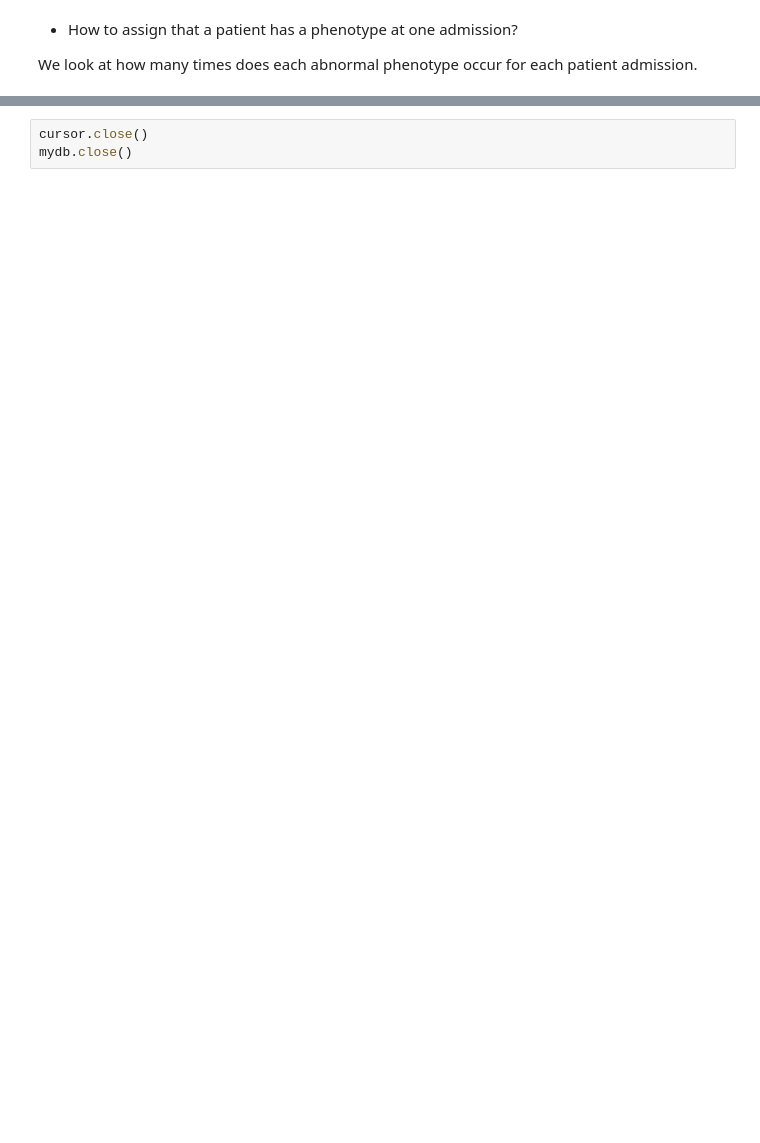
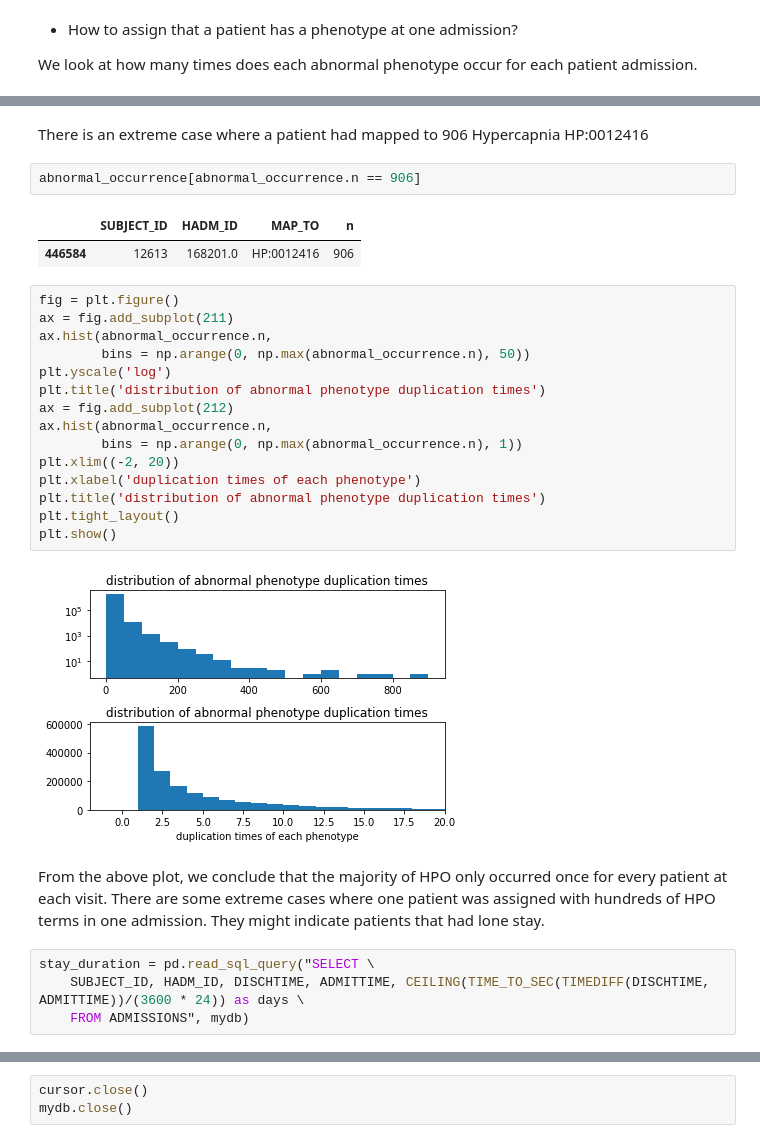
Before and after one commit to TheJacksonLaboratory/MIMIC_HPO, a Jupyter notebook: src/main/resources/mutual_info.ipynb, the cells around one changed output, grey strips where cells are left out. Drawn from its saved outputs; the diff is of its cells as text; blank space fills up the shorter version.

```diff
--- a/src/main/resources/mutual_info.ipynb
+++ b/src/main/resources/mutual_info.ipynb
@@ -153,0 +167,30 @@ TypeError: 'NoneType' object is not iterable
+# %% [markdown]
+There is an extreme case where a patient had mapped to 906 Hypercapnia HP:0012416
+# %%
+abnormal_occurrence[abnormal_occurrence.n == 906]
+# %% [output]
+|  | SUBJECT_ID | HADM_ID | MAP_TO | n |
+| 446584 | 12613 | 168201.0 | HP:0012416 | 906 |
+# %%
+fig = plt.figure()
+ax = fig.add_subplot(211)
+ax.hist(abnormal_occurrence.n,
+        bins = np.arange(0, np.max(abnormal_occurrence.n), 50))
+plt.yscale('log')
+plt.title('distribution of abnormal phenotype duplication times')
+ax = fig.add_subplot(212)
+ax.hist(abnormal_occurrence.n,
+        bins = np.arange(0, np.max(abnormal_occurrence.n), 1))
+plt.xlim((-2, 20))
+plt.xlabel('duplication times of each phenotype')
+plt.title('distribution of abnormal phenotype duplication times')
+plt.tight_layout()
+plt.show()
+# %% [output]
+[figure, added]
+# %% [markdown]
+From the above plot, we conclude that the majority of HPO only occurred once for every patient at each visit. There are some extreme cases where one patient was assigned with hundreds of HPO terms in one admission. They might indicate patients that had lone stay.
+# %%
+stay_duration = pd.read_sql_query("SELECT \
+    SUBJECT_ID, HADM_ID, DISCHTIME, ADMITTIME, CEILING(TIME_TO_SEC(TIMEDIFF(DISCHTIME, ADMITTIME))/(3600 * 24)) as days \
+    FROM ADMISSIONS", mydb)
```
Also changed, not shown: parts of 34 cells of this notebook.
